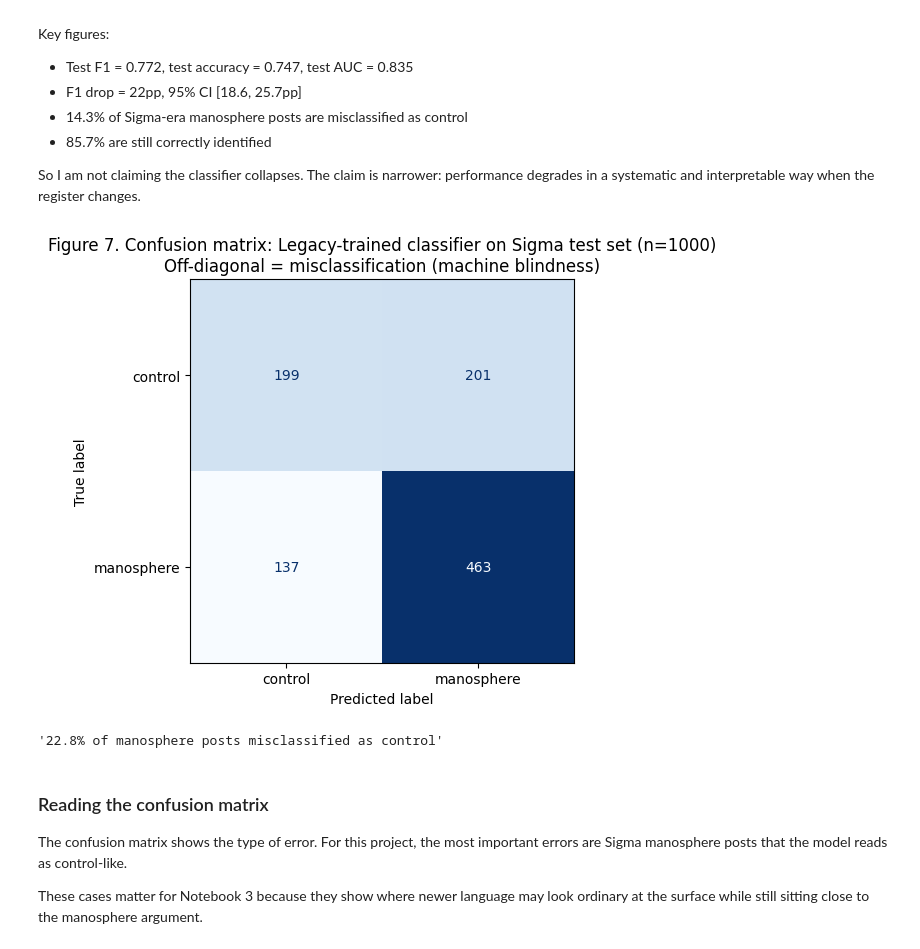
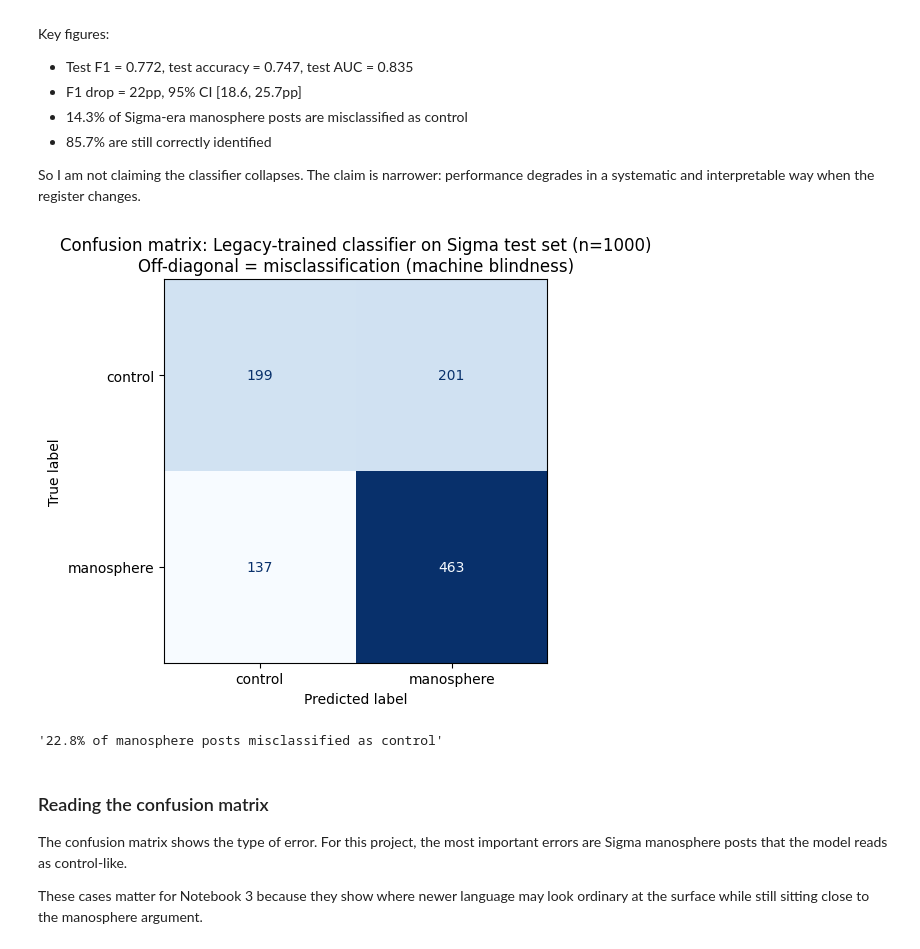
Before and after one commit to LIS2ndyear/Capstone, a Jupyter notebook: notebooks/02_quantitative_nlp_pipeline.ipynb, the cells around one changed output. Cells and saved outputs as stored; diff of their text form; code cells hidden in the pictures.

```diff
--- a/notebooks/02_quantitative_nlp_pipeline.ipynb
+++ b/notebooks/02_quantitative_nlp_pipeline.ipynb
@@ -1498,31 +1506,31 @@ So I am not claiming the classifier collapses. The claim is narrower: performanc
 # %%
 # confusion matrix: showing how the classifier fails not just that it does
 # https://www.dataquest.io/blog/confusion-matrix-machine-learning/
 # expecting over-prediction of 'control' for sigma manosphere posts
 fig, ax = plt.subplots(figsize=(6, 5))
 
 cm = confusion_matrix(y_test, y_test_pred)
 disp = ConfusionMatrixDisplay(
     confusion_matrix=cm,
     display_labels=['control', 'manosphere']
 )
 disp.plot(ax=ax, colorbar=False, cmap='Blues')
 
 ax.set_title(
-    f'Figure 7. Confusion matrix: Legacy-trained classifier on Sigma test set (n={cm.sum()})\n'
+    f'Confusion matrix: Legacy-trained classifier on Sigma test set (n={cm.sum()})\n'
     'Off-diagonal = misclassification (machine blindness)',
     fontsize=12
 )
 ax.set_xlabel('Predicted label', fontsize=10)
 ax.set_ylabel('True label', fontsize=10)
 ax.tick_params(axis='both', labelsize=10)
 plt.tight_layout()
 plt.show()
 
 mano_as_ctrl = cm[1][0] / cm[1].sum()
 f"{mano_as_ctrl:.1%} of manosphere posts misclassified as control"
 # %% [output]
-[figure, old version]
+[figure, new version]
 '22.8% of manosphere posts misclassified as control'
 # %% [markdown]
 ### Reading the confusion matrix
```
Also changed, not shown: parts of 27 cells of this notebook.
